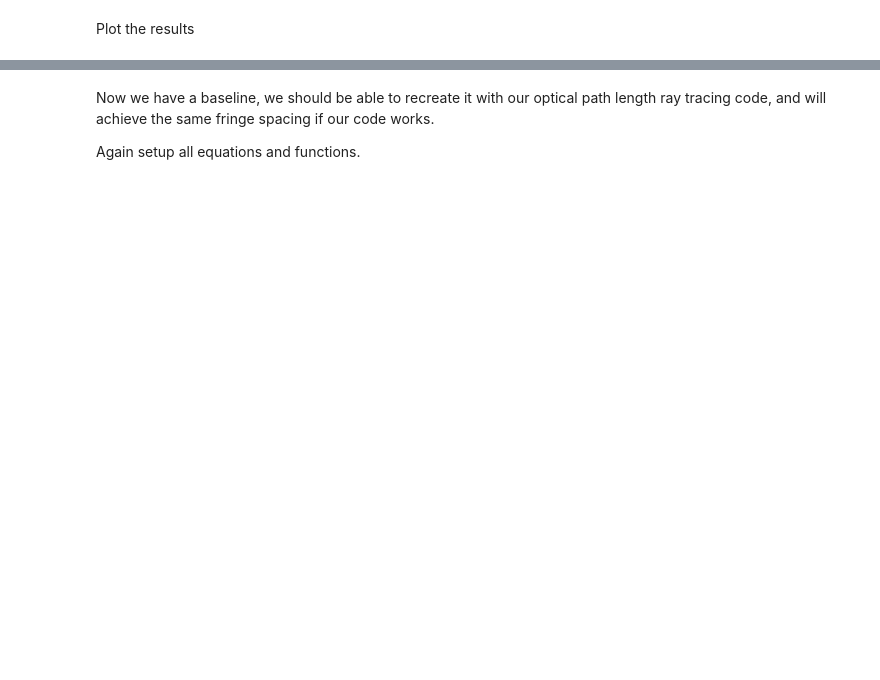
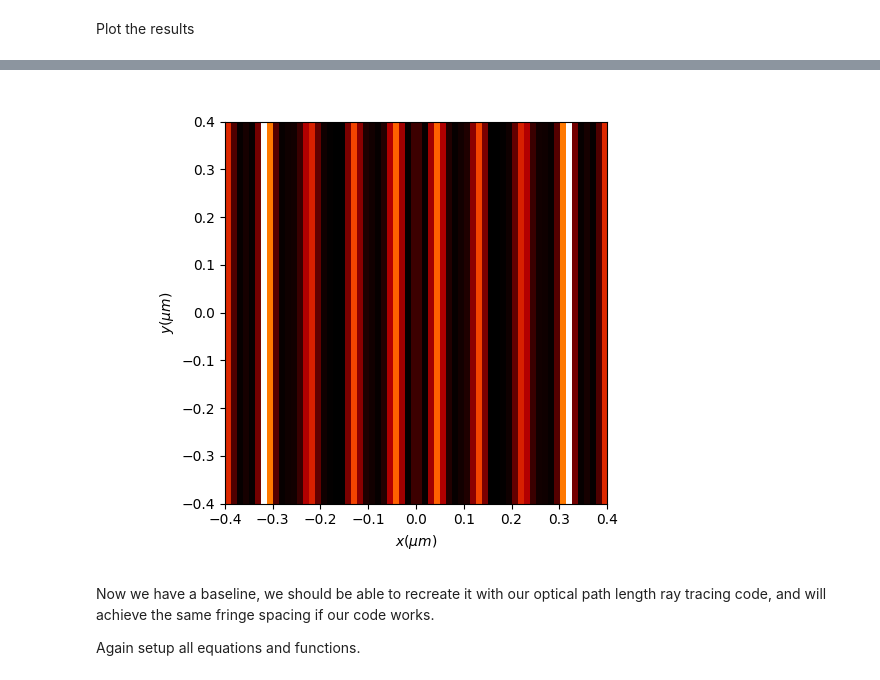
Before and after one commit to AMCLab/TEMGYMAdvanced, a Jupyter notebook: JanghyunCOMAnalysis/biprism_electrostatic_refractive_index_diffractio_compared_to_ray_tracing_baseline_2D.ipynb, the cells around one changed output, grey strips where cells are left out. Saved outputs shown, nothing was run; the diff lists cells and outputs as text; code cells hidden in the pictures; blank space fills up the shorter version.

```diff
--- a/JanghyunCOMAnalysis/biprism_electrostatic_refractive_index_diffractio_compared_to_ray_tracing_baseline_2D.ipynb
+++ b/JanghyunCOMAnalysis/biprism_electrostatic_refractive_index_diffractio_compared_to_ray_tracing_baseline_2D.ipynb
@@ -101,8 +111,9 @@ t0.draw(kind='phase', draw_borders=True)
 # %%
-u_field_last_plane = t0.profile_transversal(z0= 3 * um, normalize = 'maximum')
+t0.draw_XY(z0= 1 * mm, normalize = 'maximum')
 wave_ax = plt.gca()
 wave_fig = plt.gcf()
-plt.xlim([-0.08, 0.08])
+# %% [output]
+[figure, added]
 # %% [markdown]
 Now we have a baseline, we should be able to recreate it with our optical path length ray tracing code, and will achieve the same fringe spacing if our code works.
 
```
Also changed, not shown: parts of 6 cells of this notebook, 3 other files.
